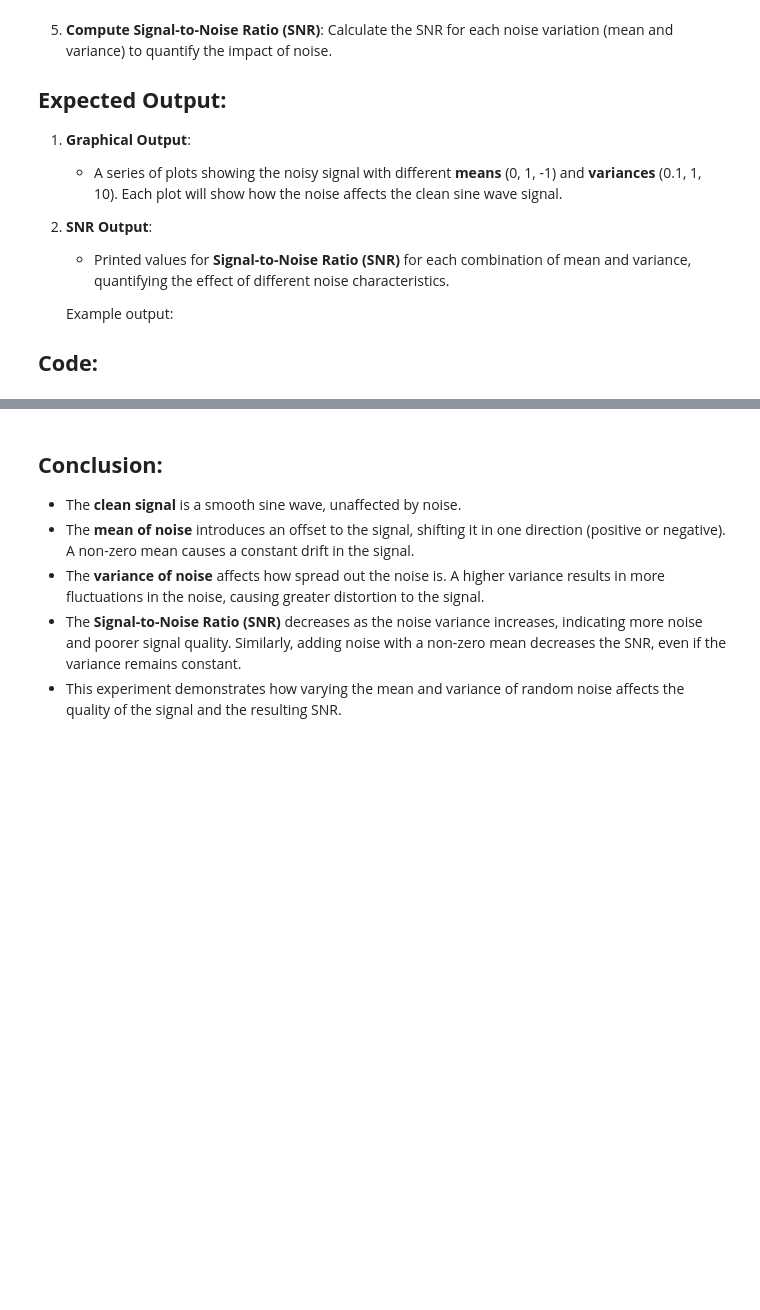
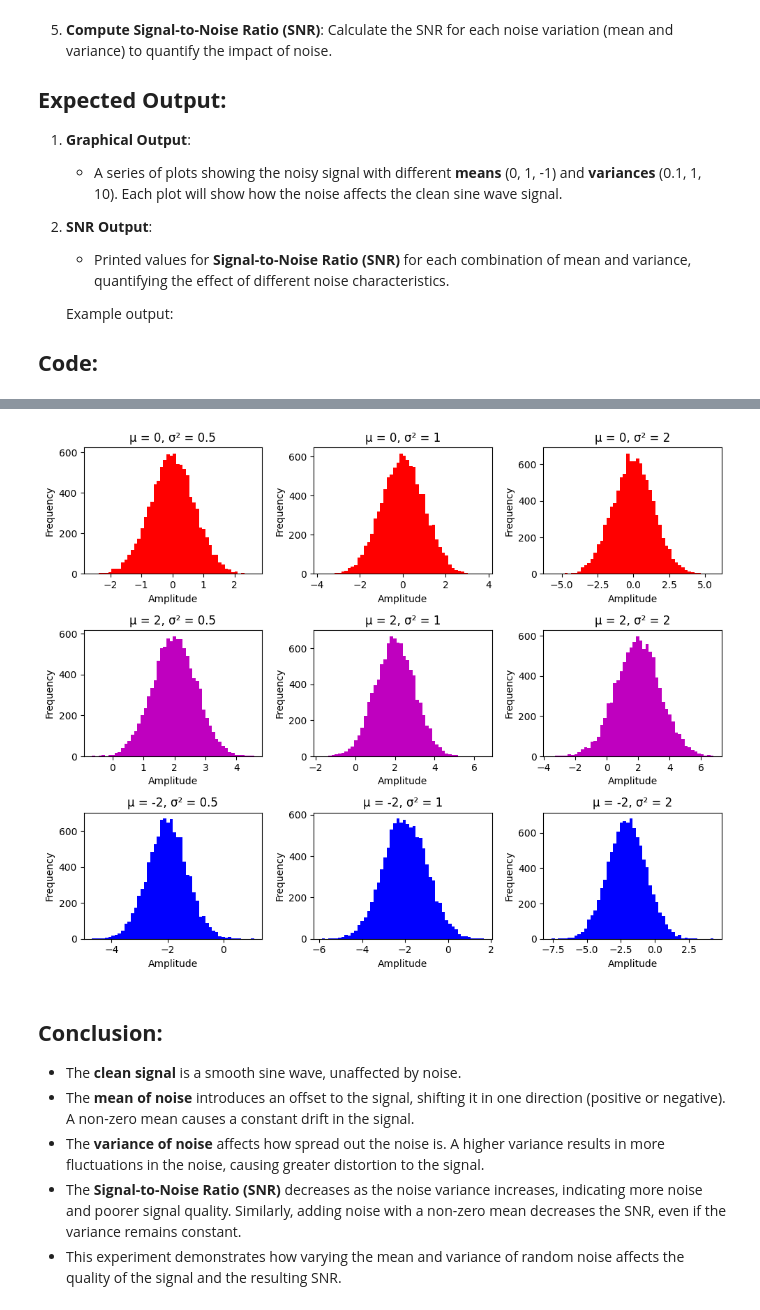
Before and after one commit to TaznimHimel/ICT-4102--Information-Coding-and-Transmission-Laboratory-, a Jupyter notebook: Exp2_RandomNoiseExplore.ipynb, the cells around one changed output, grey strips where cells are left out. Saved outputs shown, nothing was run; the diff lists cells and outputs as text; code cells hidden in the pictures; blank space fills up the shorter version.

```diff
--- a/Exp2_RandomNoiseExplore.ipynb
+++ b/Exp2_RandomNoiseExplore.ipynb
@@ -83,3 +33,36 @@ SNR for Mean -1 and Variance 10: -12.71 dB
+# %%
+import numpy as np
+import matplotlib.pyplot as plt
+
+# Parameters
+N = 10000
+means = [0, 2, -2]
+variances = [0.5, 1, 2]
+colors = ['r', 'm', 'b']
+
+plt.figure(figsize=(10, 8))
+
+for i in range(len(means)):
+    for j in range(len(variances)):
+
+        mu = means[i]
+        sigma = np.sqrt(variances[j])
+
+        # Gaussian random noise generate
+        noise = mu + sigma * np.random.randn(N)
+
+        # Plot histogram
+        plt.subplot(len(means), len(variances), i*len(variances) + j + 1)
+        plt.hist(noise, bins=50, color=colors[i])
+
+        plt.title(f'μ = {mu}, σ² = {variances[j]}')
+        plt.xlabel('Amplitude')
+        plt.ylabel('Frequency')
+
+plt.tight_layout()
+plt.show()
+# %% [output]
+[figure, added]
 # %% [markdown]
 
 ## **Conclusion:**
```
Also changed, not shown: parts of 1 cell of this notebook, 5 other files.
